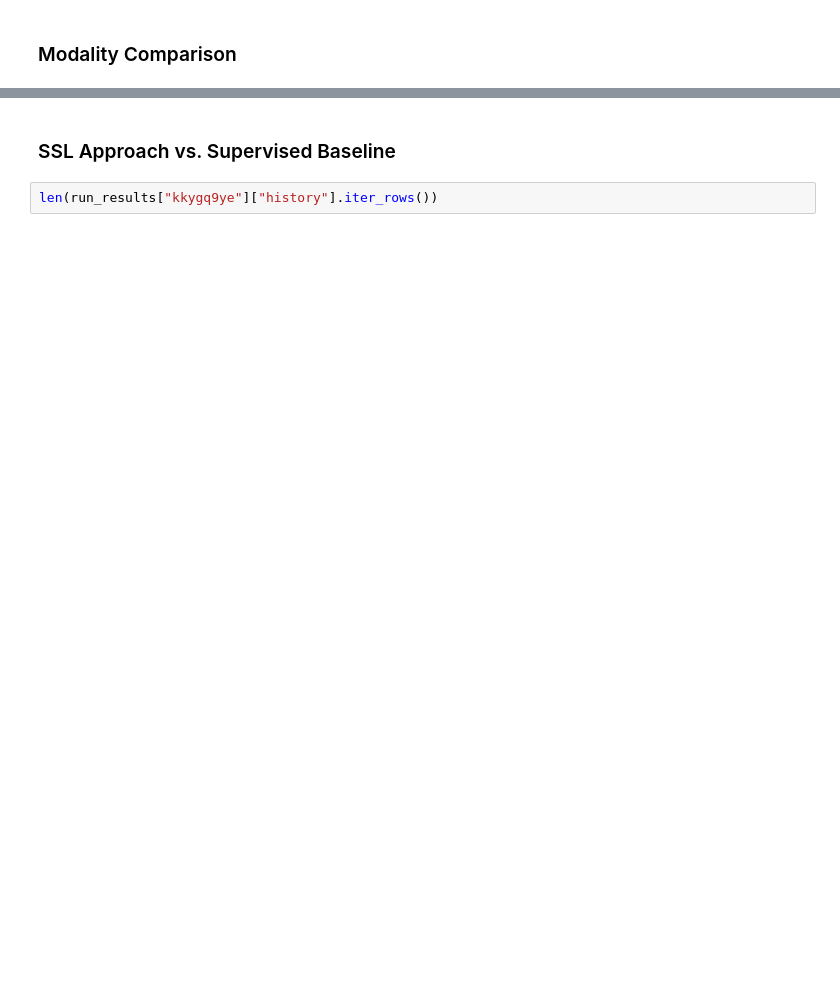
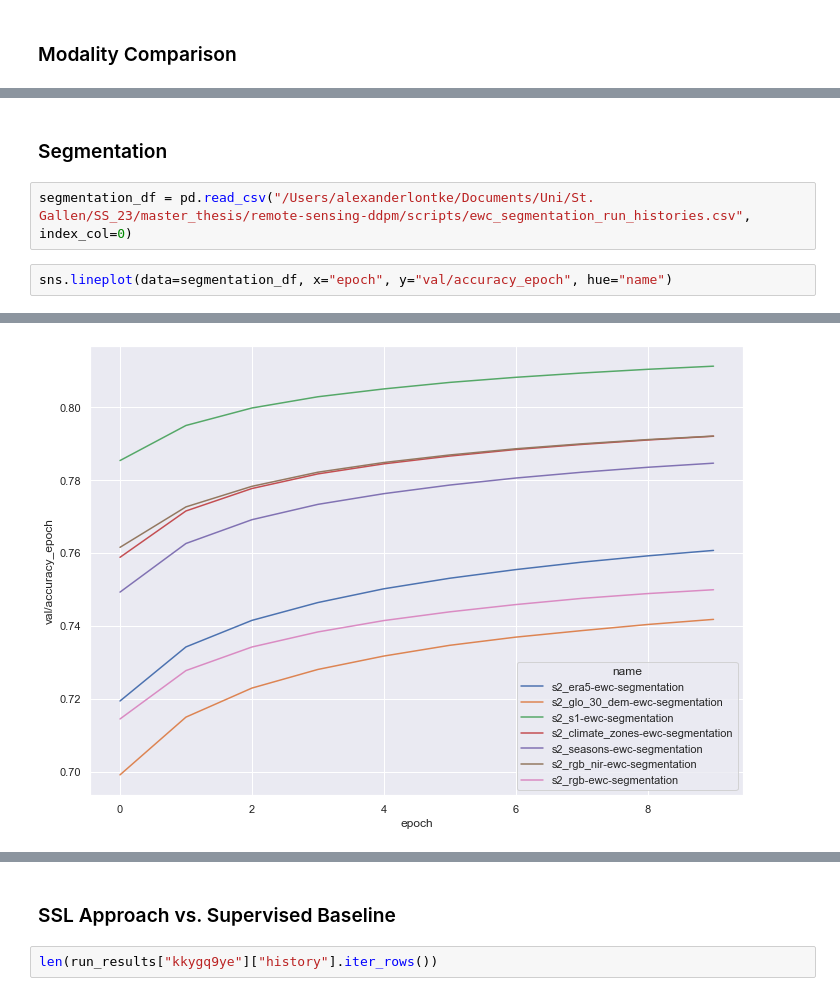
Before and after one commit to AlexanderLontke/ssl-ddpm-rs, a Jupyter notebook: notebooks/Create_report_from_WandB_Api.ipynb, the cells around one changed output, grey strips where cells are left out. Saved outputs shown, nothing was run; the diff lists cells and outputs as text; blank space fills up the shorter version.

```diff
--- a/notebooks/Create_report_from_WandB_Api.ipynb
+++ b/notebooks/Create_report_from_WandB_Api.ipynb
@@ -116,0 +34,7 @@ sns.lineplot(data=df, x="epoch", y="train/f1_epoch", hue="name")
+# %% [markdown]
+### Segmentation ###
+# %%
+segmentation_df = pd.read_csv("/Users/alexanderlontke/Documents/Uni/St. Gallen/SS_23/master_thesis/remote-sensing-ddpm/scripts/ewc_segmentation_run_histories.csv", index_col=0)
+# %%
+sns.lineplot(data=segmentation_df, x="epoch", y="val/accuracy_epoch", hue="name")
+# %% [output]
@@ -116,0 +42 @@ sns.lineplot(data=df, x="epoch", y="train/f1_epoch", hue="name")
+[figure, added]
```
Also changed, not shown: parts of 20 cells of this notebook, 4 other files.
